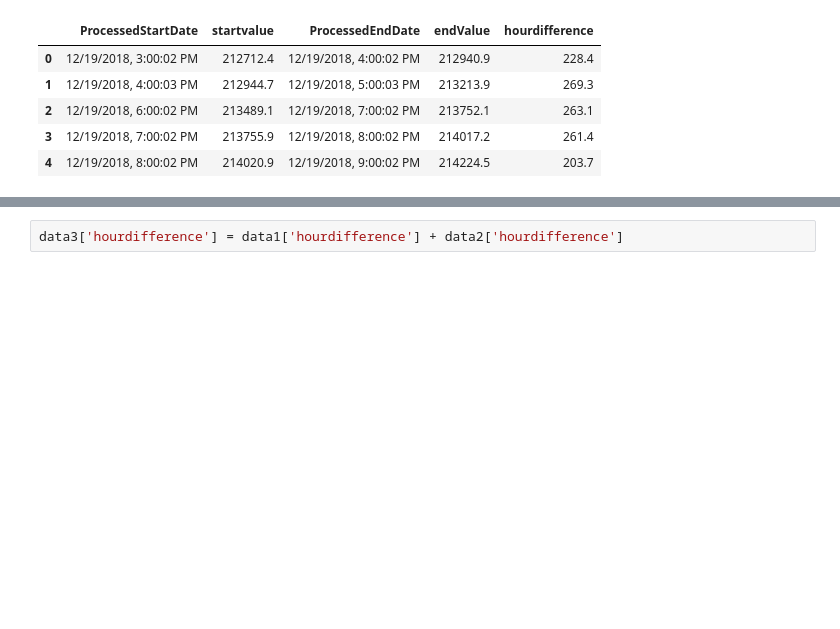
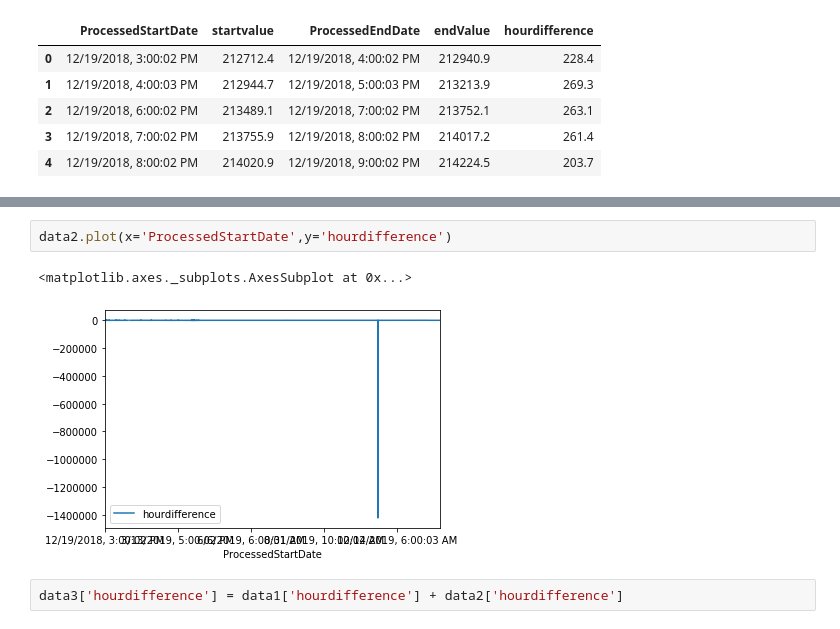
Before and after one commit to KanishAnand/Energy-Prediction-Webapp, a Jupyter notebook: src/Data_cleaning.ipynb, the cells around one changed output, grey strips where cells are left out. Drawn from its saved outputs; the diff is of its cells as text; blank space fills up the shorter version.

```diff
--- a/src/Data_cleaning.ipynb
+++ b/src/Data_cleaning.ipynb
@@ -34,3 +52,8 @@ data2.head(5)
+# %%
+data2.plot(x='ProcessedStartDate',y='hourdifference')
+# %% [output]
+<matplotlib.axes._subplots.AxesSubplot at 0x...>
+[figure, added]
 # %%
 data3['hourdifference'] = data1['hourdifference'] + data2['hourdifference']
 # %%
```
Also changed, not shown: parts of 5 cells of this notebook, 1 other file.
